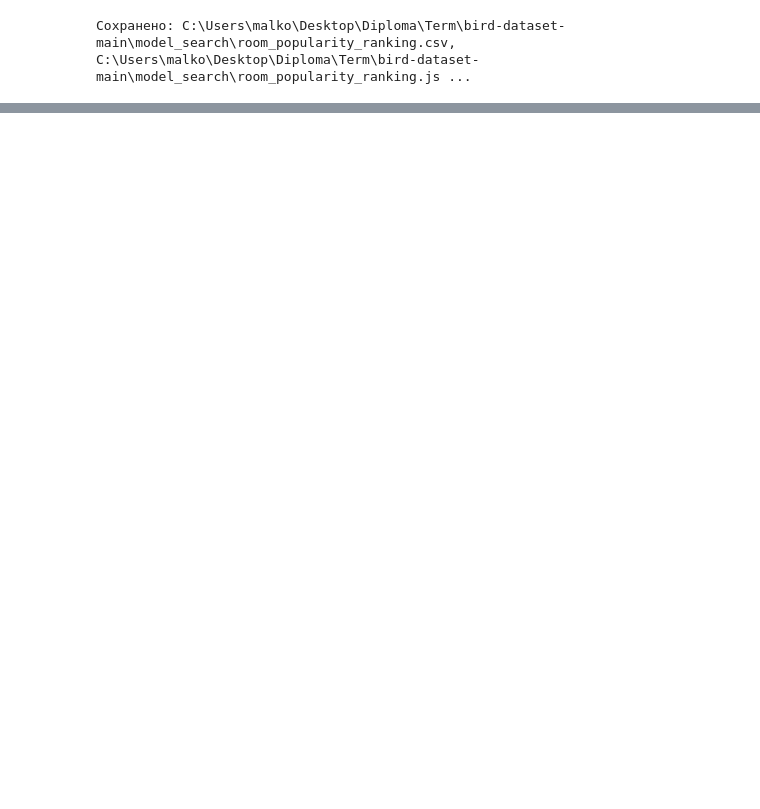
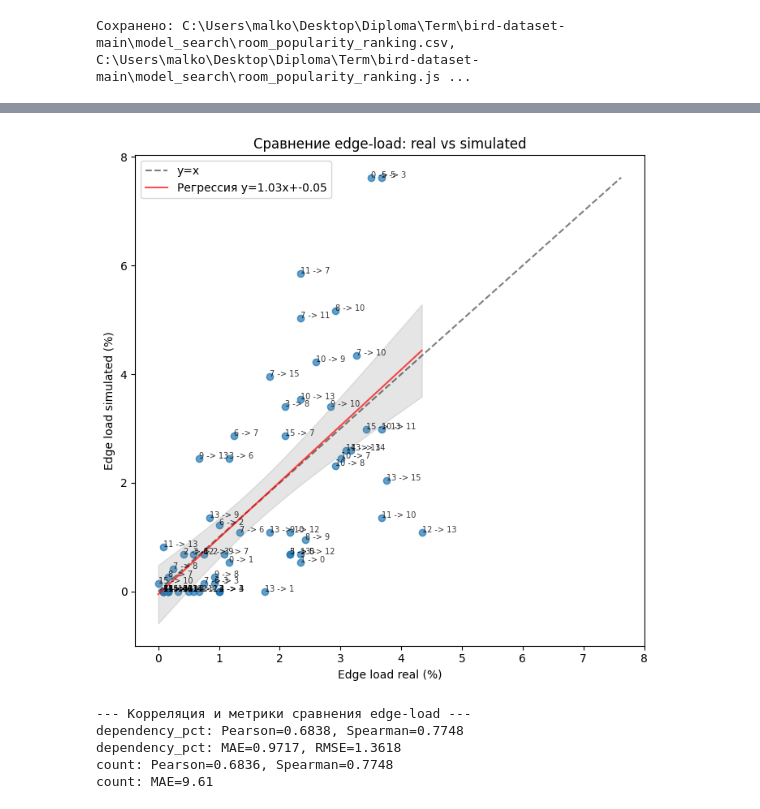
Before and after one commit to malkovajuly97-source/museum-flow-prediction, a Jupyter notebook: model_search/model_search.ipynb, the cells around one changed output, grey strips where cells are left out. Drawn from its saved outputs; the diff is of its cells as text; code cells hidden in the pictures; blank space fills up the shorter version.

```diff
--- a/model_search/model_search.ipynb
+++ b/model_search/model_search.ipynb
@@ -62,0 +375,65 @@ print(f"Сохранено: {out_csv}, {out_json}")
+# %%
+if len(traj_sim) > 0 and total_sim > 0:
+    merge_df = df_trans_real.rename(columns={"dependency_pct": "pct_real", "count": "count_real"})
+    merge_df = merge_df.merge(
+        df_trans_sim[["from_zone", "to_zone", "dependency_pct", "count"]].rename(
+            columns={"dependency_pct": "pct_sim", "count": "count_sim"}
+        ),
+        on=["from_zone", "to_zone"], how="outer"
+    ).fillna(0)
+    merge_df["edge"] = merge_df["from_zone"].astype(int).astype(str) + " -> " + merge_df["to_zone"].astype(int).astype(str)
+    plt.figure(figsize=(7, 7))
+    plt.scatter(merge_df["pct_real"], merge_df["pct_sim"], alpha=0.7)
+    for _, r in merge_df.iterrows():
+        plt.annotate(r["edge"], (r["pct_real"], r["pct_sim"]), fontsize=7, alpha=0.8)
+    plt.xlabel("Edge load real (%)")
+    plt.ylabel("Edge load simulated (%)")
+    plt.title("Сравнение edge-load: real vs simulated")
+    mx = merge_df[["pct_real", "pct_sim"]].max().max()
+    plt.plot([0, mx], [0, mx], "k--", alpha=0.5, label="y=x")
+    b, a = np.polyfit(merge_df["pct_real"], merge_df["pct_sim"], 1)
+    x_line = np.linspace(0, merge_df["pct_real"].max(), 100)
+    y_line = a + b * x_line
+    if len(merge_df) >= 3:
+        from scipy.stats import t as t_dist
+        x_vals, y_vals = merge_df["pct_real"].values, merge_df["pct_sim"].values
+        n = len(x_vals)
+        y_pred = a + b * x_vals
+        mse = np.sum((y_vals - y_pred)**2) / (n - 2)
+        x_mean = np.mean(x_vals)
+        ss_x = np.sum((x_vals - x_mean)**2)
+        se = np.sqrt(mse * (1/n + (x_line - x_mean)**2 / ss_x))
+        t_val = t_dist.ppf(0.975, n - 2)
+        plt.fill_between(x_line, y_line - t_val * se, y_line + t_val * se, alpha=0.2, color="gray")
+    plt.plot(x_line, y_line, "r-", alpha=0.7, label=f"Регрессия y={b:.2f}x+{a:.2f}")
+    plt.legend()
+    plt.tight_layout()
+    plt.show()
+    # Корреляция и метрики сравнения
+    from scipy import stats
+    import numpy as np
+    pct_real = merge_df["pct_real"].values
+    pct_sim = merge_df["pct_sim"].values
+    count_real = merge_df["count_real"].values
+    count_sim = merge_df["count_sim"].values
+    pearson_pct, _ = stats.pearsonr(pct_real, pct_sim)
+    spearman_pct, _ = stats.spearmanr(pct_real, pct_sim)
+    pearson_cnt, _ = stats.pearsonr(count_real, count_sim)
+    spearman_cnt, _ = stats.spearmanr(count_real, count_sim)
+    mae_pct = np.mean(np.abs(pct_real - pct_sim))
+    rmse_pct = np.sqrt(np.mean((pct_real - pct_sim) ** 2))
+    mae_cnt = np.mean(np.abs(count_real - count_sim))
+    print("--- Корреляция и метрики сравнения edge-load ---")
+    print(f"dependency_pct: Pearson={pearson_pct:.4f}, Spearman={spearman_pct:.4f}")
+    print(f"dependency_pct: MAE={mae_pct:.4f}, RMSE={rmse_pct:.4f}")
+    print(f"count: Pearson={pearson_cnt:.4f}, Spearman={spearman_cnt:.4f}")
+    print(f"count: MAE={mae_cnt:.2f}")
+else:
+    print("Нет симулированных треков для сравнения edge-load.")
+# %% [output]
+[figure, added]
+--- Корреляция и метрики сравнения edge-load ---
+dependency_pct: Pearson=0.6838, Spearman=0.7748
+dependency_pct: MAE=0.9717, RMSE=1.3618
+count: Pearson=0.6836, Spearman=0.7748
+count: MAE=9.61
```
Also changed, not shown: parts of 19 cells of this notebook, 8 other files.
